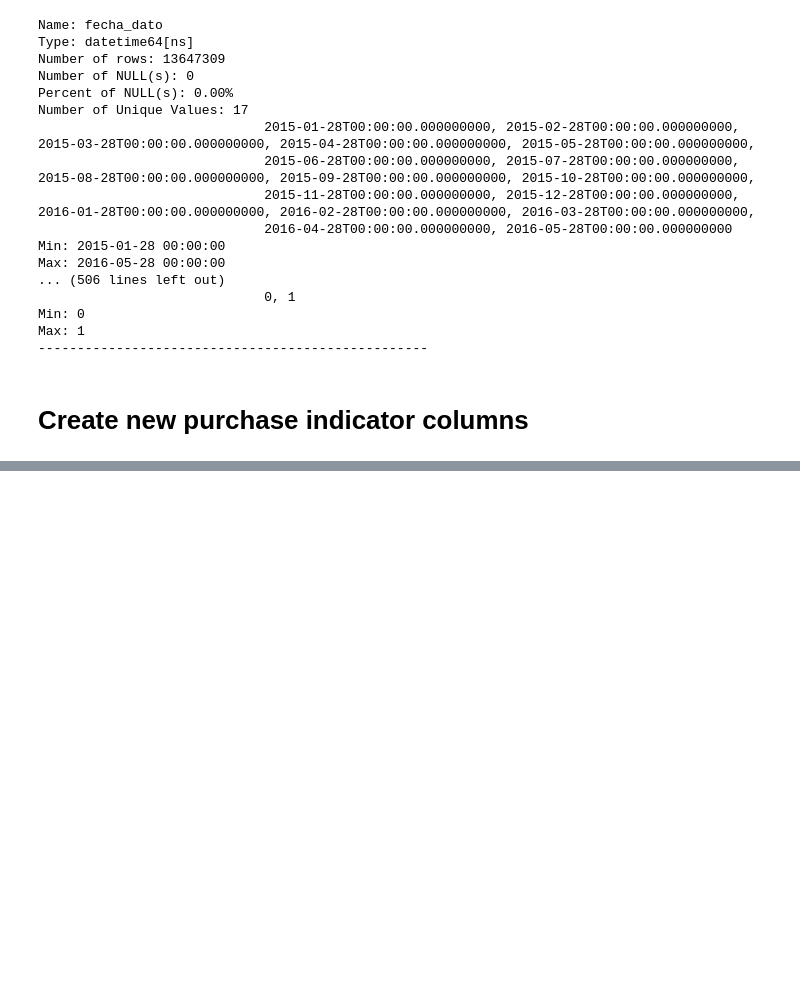
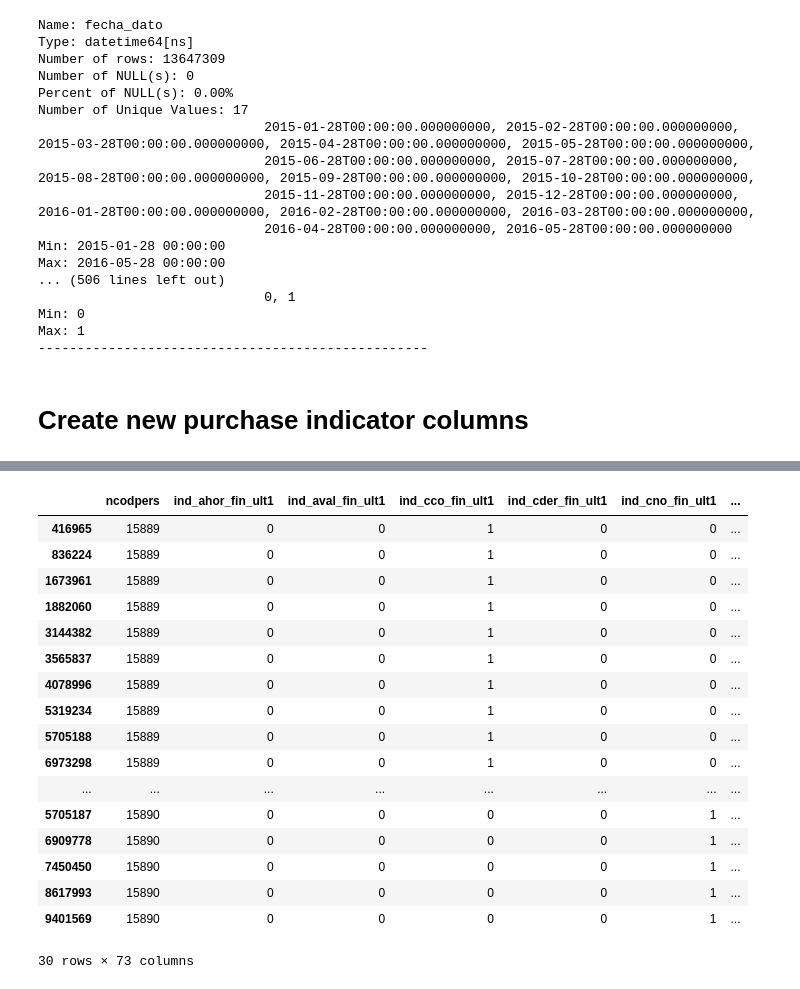
Before and after one commit to nguyentrunghai/Kaggle_projects, a Jupyter notebook: Santander_Product_Recomendation/cleaning.ipynb, the cells around one changed output, grey strips where cells are left out. Cells and saved outputs as stored; diff of their text form; code cells hidden in the pictures; blank space fills up the shorter version.

```diff
--- a/Santander_Product_Recomendation/cleaning.ipynb
+++ b/Santander_Product_Recomendation/cleaning.ipynb
@@ -540,3 +592,24 @@ df_train = new_prod_purchase(df_train)
+# %%
+df_train.filter(regex=r"ncodpers|^ind_.*_ult1$|_NEW_PUR$|_PUR_OR_CANCEL$").head(30)
+# %% [output]
+|  | ncodpers | ind_ahor_fin_ult1 | ind_aval_fin_ult1 | ind_cco_fin_ult1 | ind_cder_fin_ult1 | ind_cno_fin_ult1 | ... |
+| 416965 | 15889 | 0 | 0 | 1 | 0 | 0 | ... |
+| 836224 | 15889 | 0 | 0 | 1 | 0 | 0 | ... |
+| 1673961 | 15889 | 0 | 0 | 1 | 0 | 0 | ... |
+| 1882060 | 15889 | 0 | 0 | 1 | 0 | 0 | ... |
+| 3144382 | 15889 | 0 | 0 | 1 | 0 | 0 | ... |
+| 3565837 | 15889 | 0 | 0 | 1 | 0 | 0 | ... |
+| 4078996 | 15889 | 0 | 0 | 1 | 0 | 0 | ... |
+| 5319234 | 15889 | 0 | 0 | 1 | 0 | 0 | ... |
+| 5705188 | 15889 | 0 | 0 | 1 | 0 | 0 | ... |
+| 6973298 | 15889 | 0 | 0 | 1 | 0 | 0 | ... |
+| ... | ... | ... | ... | ... | ... | ... | ... |
+| 5705187 | 15890 | 0 | 0 | 0 | 0 | 1 | ... |
+| 6909778 | 15890 | 0 | 0 | 0 | 0 | 1 | ... |
+| 7450450 | 15890 | 0 | 0 | 0 | 0 | 1 | ... |
+| 8617993 | 15890 | 0 | 0 | 0 | 0 | 1 | ... |
+| 9401569 | 15890 | 0 | 0 | 0 | 0 | 1 | ... |
+30 rows × 73 columns
 # %%
 df_train.to_csv(os.path.join(OUT_DIR, "train_cleaned.csv"), index=False)
 df_test.to_csv(os.path.join(OUT_DIR, "test_cleaned.csv"), index=False)
```
Also changed, not shown: parts of 10 cells of this notebook.
